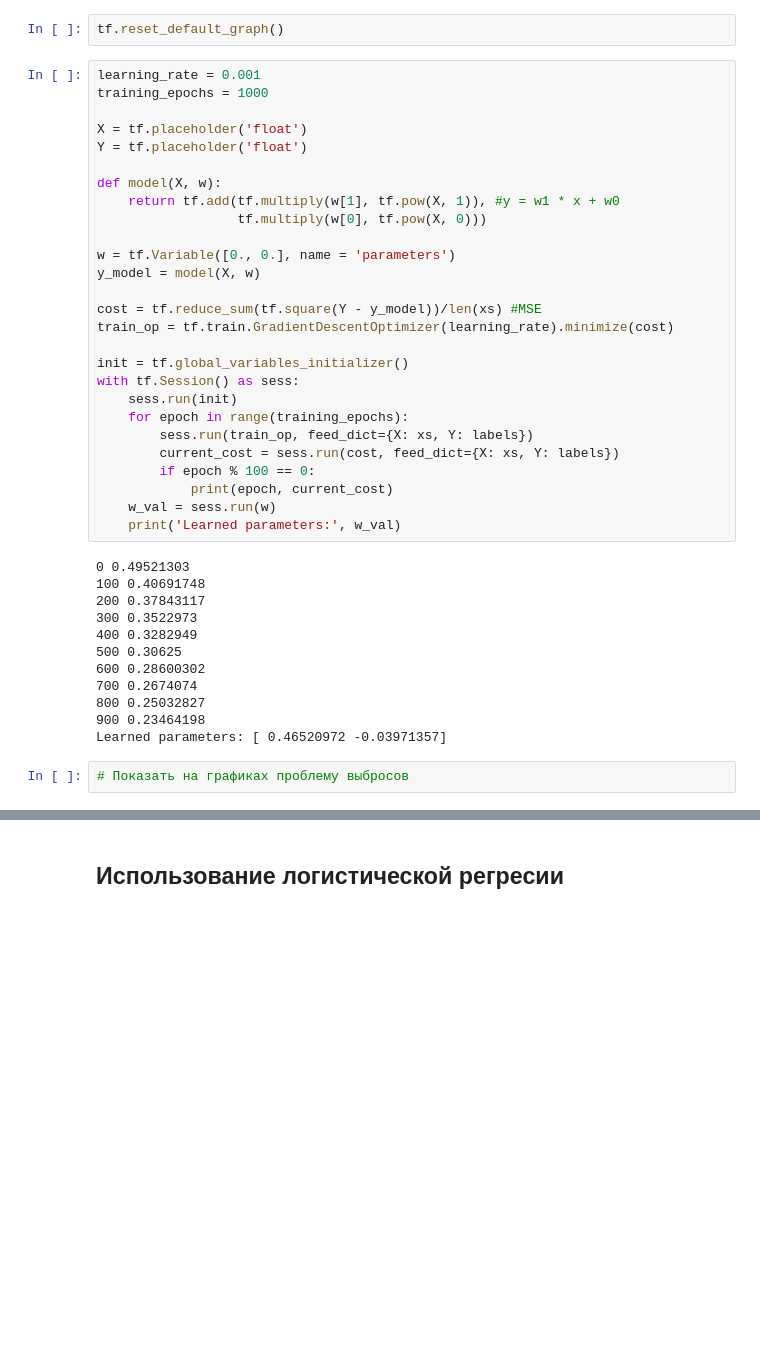
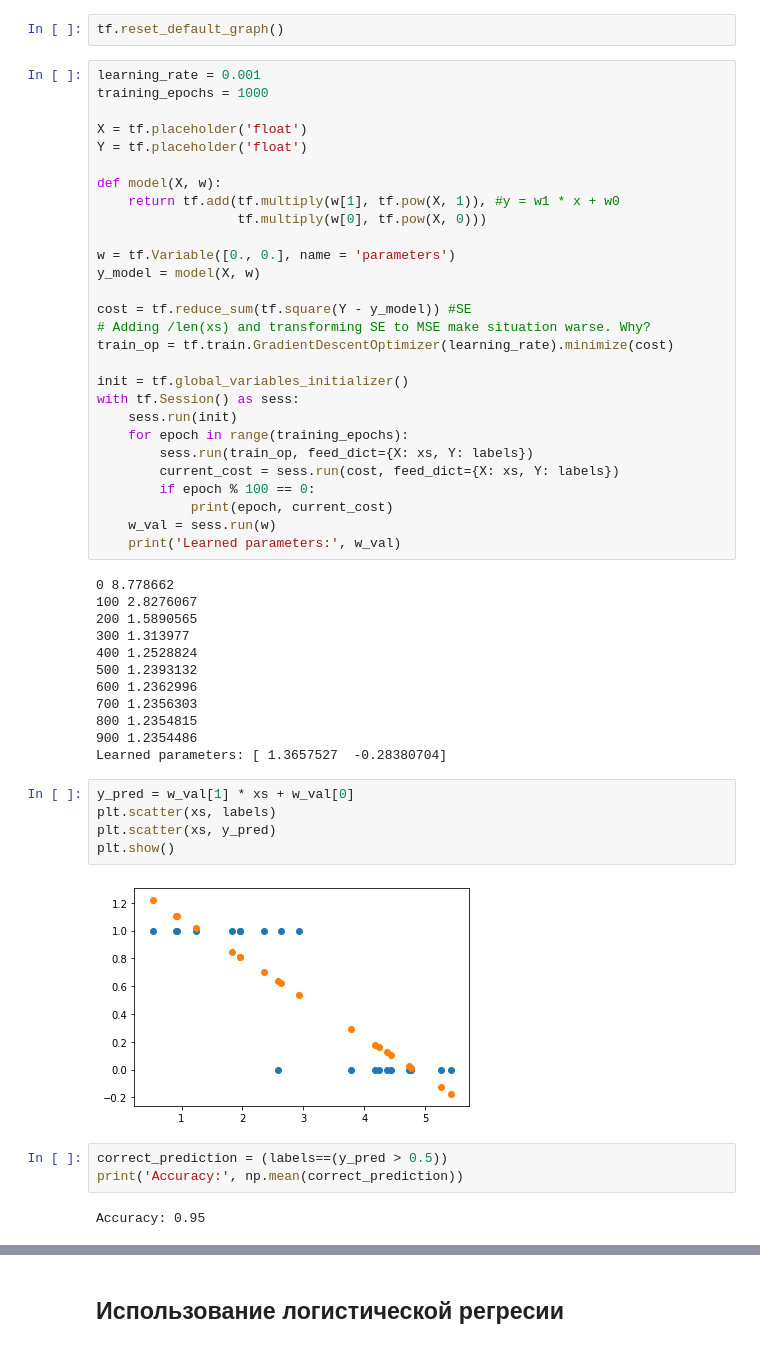
Before and after one commit to Gooogr/Book_Nishant_Shukla_Machine_Learning_with_TensorFlow, a Jupyter notebook: Chapter 4. Classification.ipynb, the cells around one changed output, grey strips where cells are left out. Saved outputs shown, nothing was run; the diff lists cells and outputs as text; blank space fills up the shorter version.

```diff
--- a/Chapter 4. Classification.ipynb
+++ b/Chapter 4. Classification.ipynb
@@ -33,7 +33,8 @@ def model(X, w):
 w = tf.Variable([0., 0.], name = 'parameters')
 y_model = model(X, w)
 
-cost = tf.reduce_sum(tf.square(Y - y_model))/len(xs) #MSE
+cost = tf.reduce_sum(tf.square(Y - y_model)) #SE
+# Adding /len(xs) and transforming SE to MSE make situation warse. Why?
 train_op = tf.train.GradientDescentOptimizer(learning_rate).minimize(cost)
 
 init = tf.global_variables_initializer()
@@ -47,16 +48,26 @@ with tf.Session() as sess:
     w_val = sess.run(w)
     print('Learned parameters:', w_val)
 # %% [output]
-0 0.49521303
-100 0.40691748
-200 0.37843117
-300 0.3522973
-400 0.3282949
-500 0.30625
-600 0.28600302
-700 0.2674074
-800 0.25032827
-900 0.23464198
-Learned parameters: [ 0.46520972 -0.03971357]
+0 8.778662
+100 2.8276067
+200 1.5890565
+300 1.313977
+400 1.2528824
+500 1.2393132
+600 1.2362996
+700 1.2356303
+800 1.2354815
+900 1.2354486
+Learned parameters: [ 1.3657527  -0.28380704]
-# %%
-# Показать на графиках проблему выбросов
+# %%
+y_pred = w_val[1] * xs + w_val[0]
+plt.scatter(xs, labels)
+plt.scatter(xs, y_pred)
+plt.show()
+# %% [output]
+[figure, added]
+# %%
+correct_prediction = (labels==(y_pred > 0.5))
+print('Accuracy:', np.mean(correct_prediction))
+# %% [output]
+Accuracy: 0.95
```
Also changed, not shown: parts of 18 cells of this notebook.
